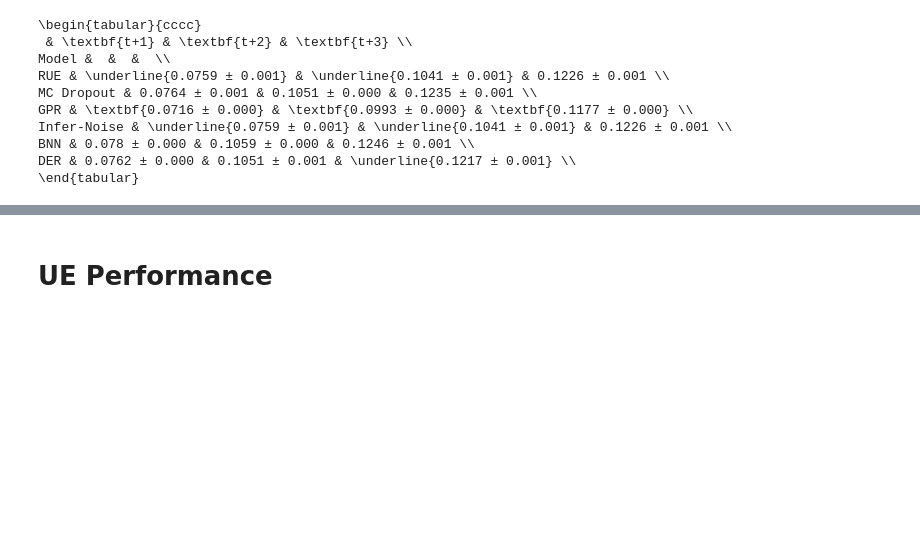
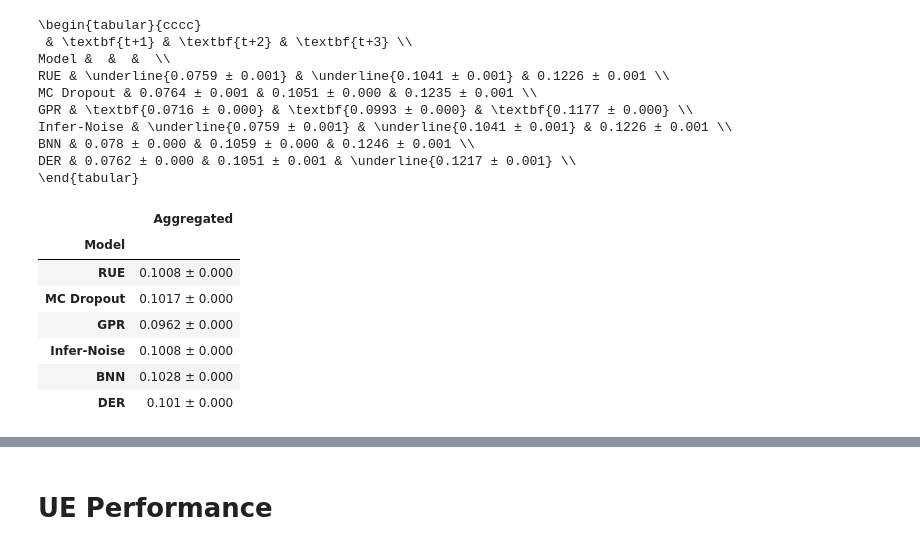
Before and after one commit to lr98769/rue_prediction_interval, a Jupyter notebook: notebooks/mimic/9_evaluate_all_iter.ipynb, the cells around one changed output, grey strips where cells are left out. Cells and saved outputs as stored; diff of their text form; code cells hidden in the pictures; blank space fills up the shorter version.

```diff
--- a/notebooks/mimic/9_evaluate_all_iter.ipynb
+++ b/notebooks/mimic/9_evaluate_all_iter.ipynb
@@ -68,3 +72,16 @@ Infer-Noise & \underline{0.0759 ± 0.001} & \underline{0.1041 ± 0.001} & 0.1226
 BNN & 0.078 ± 0.000 & 0.1059 ± 0.000 & 0.1246 ± 0.001 \\
 DER & 0.0762 ± 0.000 & 0.1051 ± 0.001 & \underline{0.1217 ± 0.001} \\
 \end{tabular}
+# %%
+pred_perf_df = consolidate_pred_perf(seed_list, fp_evaluation, one_col=True)
+display_pred_perf(pred_perf_df, consolidated=True)
+# pred_perf_df.to_csv(join(fp_consolidated, "pred_perf.csv"))
+# %% [output]
+|  | Aggregated |
+| Model |  |
+| RUE | 0.1008 ± 0.000 |
+| MC Dropout | 0.1017 ± 0.000 |
+| GPR | 0.0962 ± 0.000 |
+| Infer-Noise | 0.1008 ± 0.000 |
+| BNN | 0.1028 ± 0.000 |
+| DER | 0.101 ± 0.000 |
```
Also changed, not shown: parts of 7 cells of this notebook, 32 other files.
